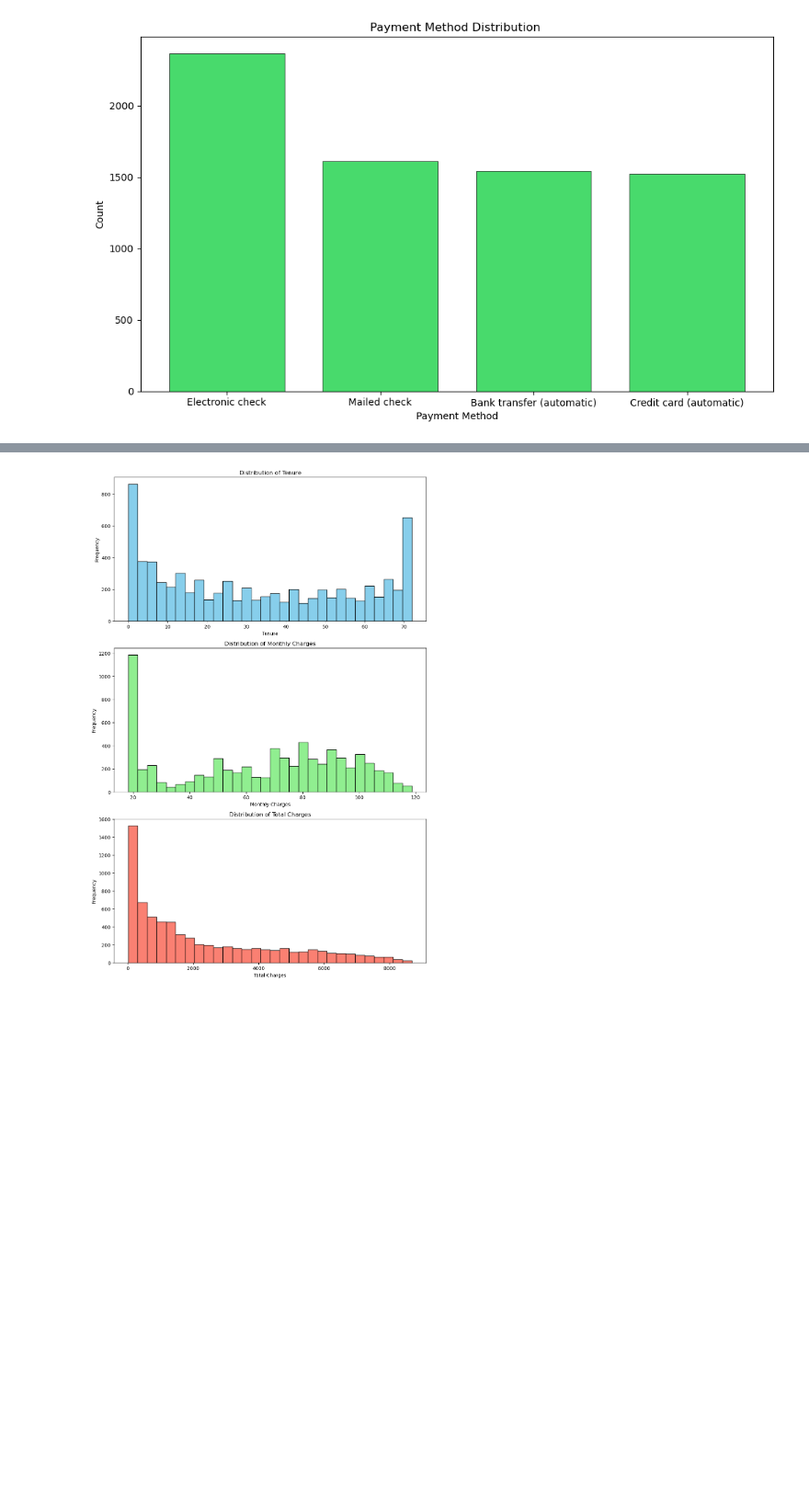
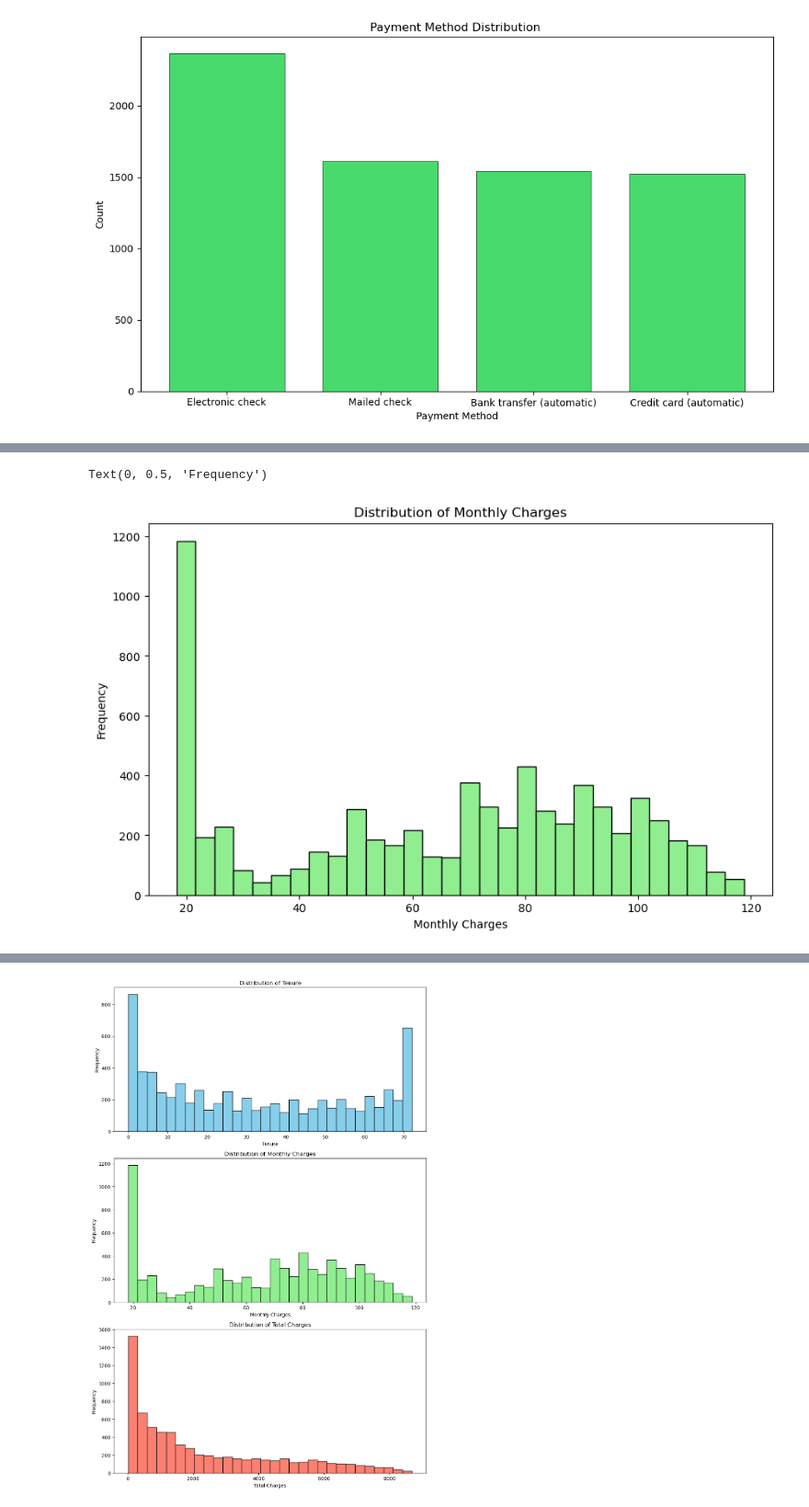
Before and after one commit to RealHaroon/Exploratory-Data-Analysis-EDA-Projects, a Jupyter notebook: Customer-Churn-Analysis/Telco-Churn-EDA.ipynb, the cells around one changed output, grey strips where cells are left out. Shown at 92% size. Drawn from its saved outputs; the diff is of its cells as text; code cells hidden in the pictures; blank space fills up the shorter version.

```diff
--- a/Customer-Churn-Analysis/Telco-Churn-EDA.ipynb
+++ b/Customer-Churn-Analysis/Telco-Churn-EDA.ipynb
@@ -386,0 +395,10 @@ plt.show()
+# %%
+plt.figure(figsize=(10,6))
+plt.hist(numeric_cols['MonthlyCharges'],bins=30,color='lightgreen',edgecolor='black')
+plt.title('Distribution of Monthly Charges')
+plt.xlabel('Monthly Charges')
+plt.ylabel('Frequency')
+plt.show()
+# %% [output]
+Text(0, 0.5, 'Frequency')
+[figure, added]
```
Also changed, not shown: parts of 6 cells of this notebook.
